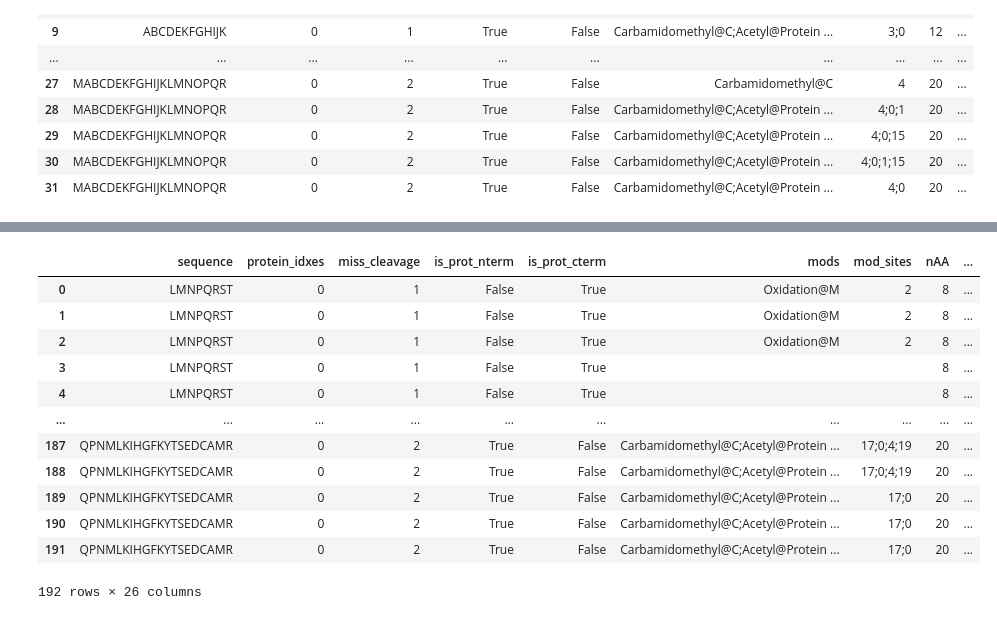
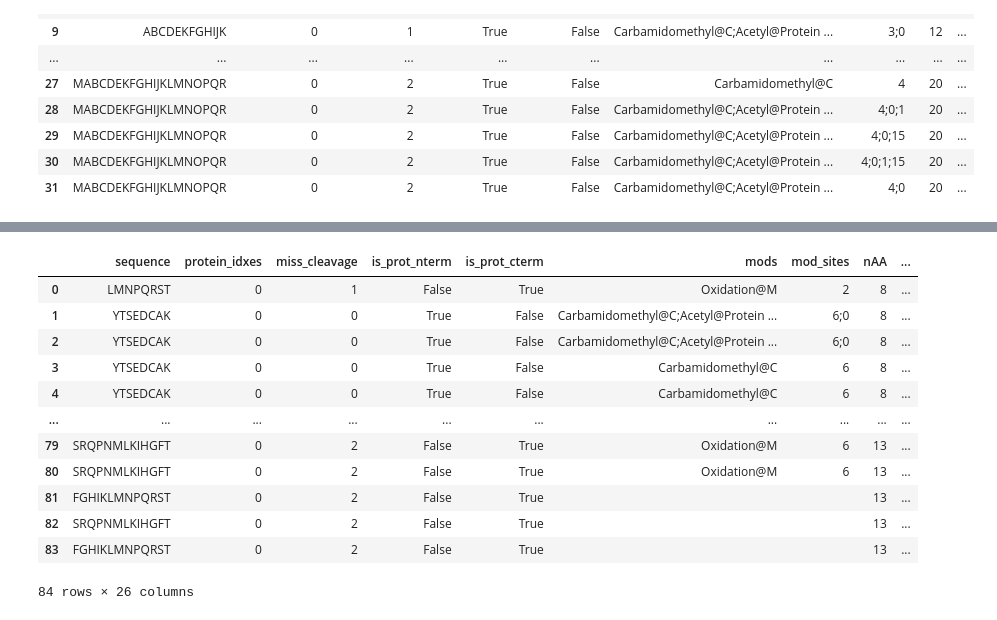
Before and after one commit to MannLabs/alphapeptdeep, a Jupyter notebook: nbdev_nbs/protein/fasta.ipynb, the cells around one changed output, grey strips where cells are left out. Saved outputs shown, nothing was run; the diff lists cells and outputs as text; code cells hidden in the pictures.

```diff
--- a/nbdev_nbs/protein/fasta.ipynb
+++ b/nbdev_nbs/protein/fasta.ipynb
@@ -1041,7 +1041,7 @@ _lib = PredictFastaSpecLib(
     model_mgr, I_to_L=False,
     decoy='pseudo_reverse'
 )
-prot1 = 'MACDESTYKFGHIKLMNPQRST'
+prot1 = 'MACDESTYKBKFGHIKLMNPQRST'
 prot2 = 'FGHIKLMNPQR'
 protein_dict = {
     'xx': {
@@ -1058,5 +1058,6 @@ assert (_lib.precursor_df.decoy==1).any()
 assert ('MACDESTY'[::-1]+'K') in _lib.precursor_df.sequence.values
 assert 'isotope_apex_index' in _lib.precursor_df.columns
 assert 'isotope_apex_intensity' in _lib.precursor_df.columns
+assert ~_lib.precursor_df.sequence.str.contains('B').any()
 _lib.precursor_df
 # %% [output]
@@ -1066,16 +1067,16 @@ _lib.precursor_df
 |  | sequence | protein_idxes | miss_cleavage | is_prot_nterm | is_prot_cterm | mods | mod_sites | nAA | ... |
 | 0 | LMNPQRST | 0 | 1 | False | True | Oxidation@M | 2 | 8 | ... |
-| 1 | LMNPQRST | 0 | 1 | False | True | Oxidation@M | 2 | 8 | ... |
-| 2 | LMNPQRST | 0 | 1 | False | True | Oxidation@M | 2 | 8 | ... |
-| 3 | LMNPQRST | 0 | 1 | False | True |  |  | 8 | ... |
-| 4 | LMNPQRST | 0 | 1 | False | True |  |  | 8 | ... |
+| 1 | YTSEDCAK | 0 | 0 | True | False | Carbamidomethyl@C;Acetyl@Protein ... | 6;0 | 8 | ... |
+| 2 | YTSEDCAK | 0 | 0 | True | False | Carbamidomethyl@C;Acetyl@Protein ... | 6;0 | 8 | ... |
+| 3 | YTSEDCAK | 0 | 0 | True | False | Carbamidomethyl@C | 6 | 8 | ... |
+| 4 | YTSEDCAK | 0 | 0 | True | False | Carbamidomethyl@C | 6 | 8 | ... |
 | ... | ... | ... | ... | ... | ... | ... | ... | ... | ... |
-| 187 | QPNMLKIHGFKYTSEDCAMR | 0 | 2 | True | False | Carbamidomethyl@C;Acetyl@Protein ... | 17;0;4;19 | 20 | ... |
-| 188 | QPNMLKIHGFKYTSEDCAMR | 0 | 2 | True | False | Carbamidomethyl@C;Acetyl@Protein ... | 17;0;4;19 | 20 | ... |
-| 189 | QPNMLKIHGFKYTSEDCAMR | 0 | 2 | True | False | Carbamidomethyl@C;Acetyl@Protein ... | 17;0 | 20 | ... |
-| 190 | QPNMLKIHGFKYTSEDCAMR | 0 | 2 | True | False | Carbamidomethyl@C;Acetyl@Protein ... | 17;0 | 20 | ... |
-| 191 | QPNMLKIHGFKYTSEDCAMR | 0 | 2 | True | False | Carbamidomethyl@C;Acetyl@Protein ... | 17;0 | 20 | ... |
+| 79 | SRQPNMLKIHGFT | 0 | 2 | False | True | Oxidation@M | 6 | 13 | ... |
+| 80 | SRQPNMLKIHGFT | 0 | 2 | False | True | Oxidation@M | 6 | 13 | ... |
+| 81 | FGHIKLMNPQRST | 0 | 2 | False | True |  |  | 13 | ... |
+| 82 | SRQPNMLKIHGFT | 0 | 2 | False | True |  |  | 13 | ... |
+| 83 | FGHIKLMNPQRST | 0 | 2 | False | True |  |  | 13 | ... |
-192 rows × 26 columns
+84 rows × 26 columns
 # %%
 #hide
 # import numpy as np
```
Also changed, not shown: parts of 2 cells of this notebook.
